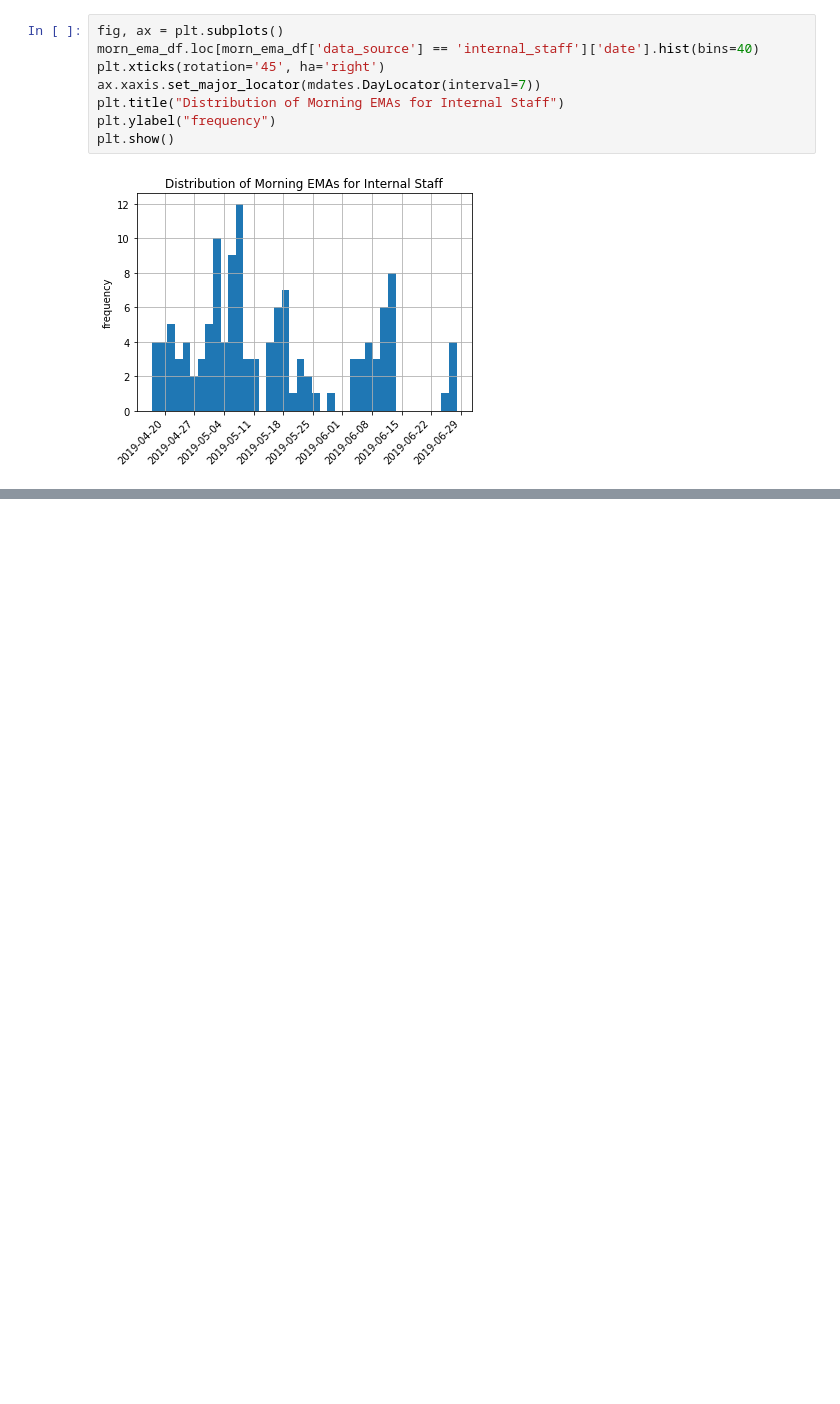
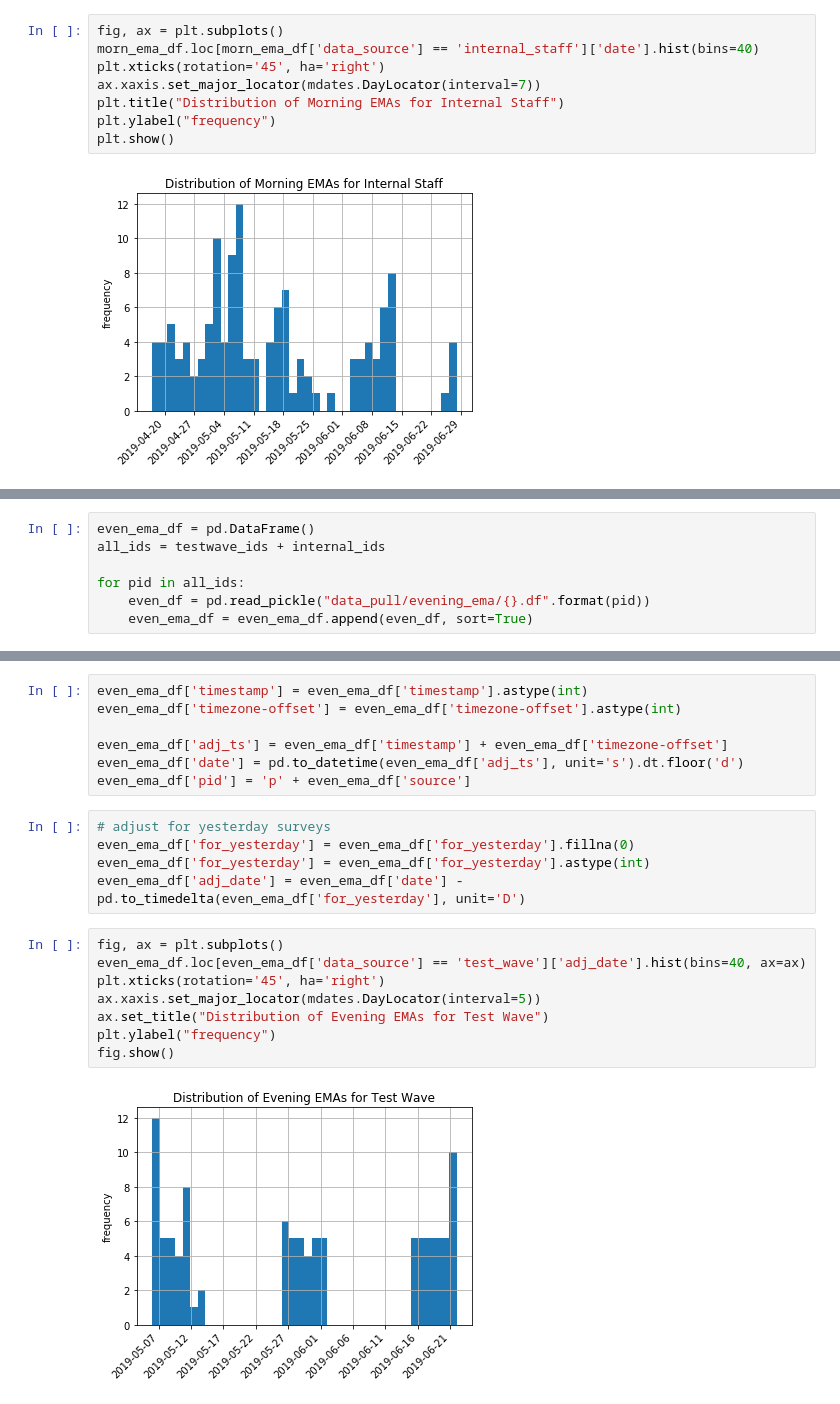
Before and after one commit to tliu526/lifesense, a Jupyter notebook: lifesense_missingness.ipynb, the cells around one changed output, grey strips where cells are left out. Drawn from its saved outputs; the diff is of its cells as text; blank space fills up the shorter version.

Commit message:
adds evening ema analysis, semantic loc processing

```diff
--- a/lifesense_missingness.ipynb
+++ b/lifesense_missingness.ipynb
@@ -216,0 +202,7 @@ plt.show()
+# %%
+even_ema_df = pd.DataFrame()
+all_ids = testwave_ids + internal_ids
+
+for pid in all_ids:
+    even_df = pd.read_pickle("data_pull/evening_ema/{}.df".format(pid))
+    even_ema_df = even_ema_df.append(even_df, sort=True)
@@ -216,0 +220,22 @@ plt.show()
+# %%
+even_ema_df['timestamp'] = even_ema_df['timestamp'].astype(int)
+even_ema_df['timezone-offset'] = even_ema_df['timezone-offset'].astype(int)
+
+even_ema_df['adj_ts'] = even_ema_df['timestamp'] + even_ema_df['timezone-offset']
+even_ema_df['date'] = pd.to_datetime(even_ema_df['adj_ts'], unit='s').dt.floor('d')
+even_ema_df['pid'] = 'p' + even_ema_df['source']
+# %%
+# adjust for yesterday surveys
+even_ema_df['for_yesterday'] = even_ema_df['for_yesterday'].fillna(0)
+even_ema_df['for_yesterday'] = even_ema_df['for_yesterday'].astype(int)
+even_ema_df['adj_date'] = even_ema_df['date'] - pd.to_timedelta(even_ema_df['for_yesterday'], unit='D')
+# %%
+fig, ax = plt.subplots()
+even_ema_df.loc[even_ema_df['data_source'] == 'test_wave']['adj_date'].hist(bins=40, ax=ax)
+plt.xticks(rotation='45', ha='right')
+ax.xaxis.set_major_locator(mdates.DayLocator(interval=5))
+ax.set_title("Distribution of Evening EMAs for Test Wave")
+plt.ylabel("frequency")
+fig.show()
+# %% [output]
+[figure, added]
```
Also changed, not shown: parts of 16 cells of this notebook.
